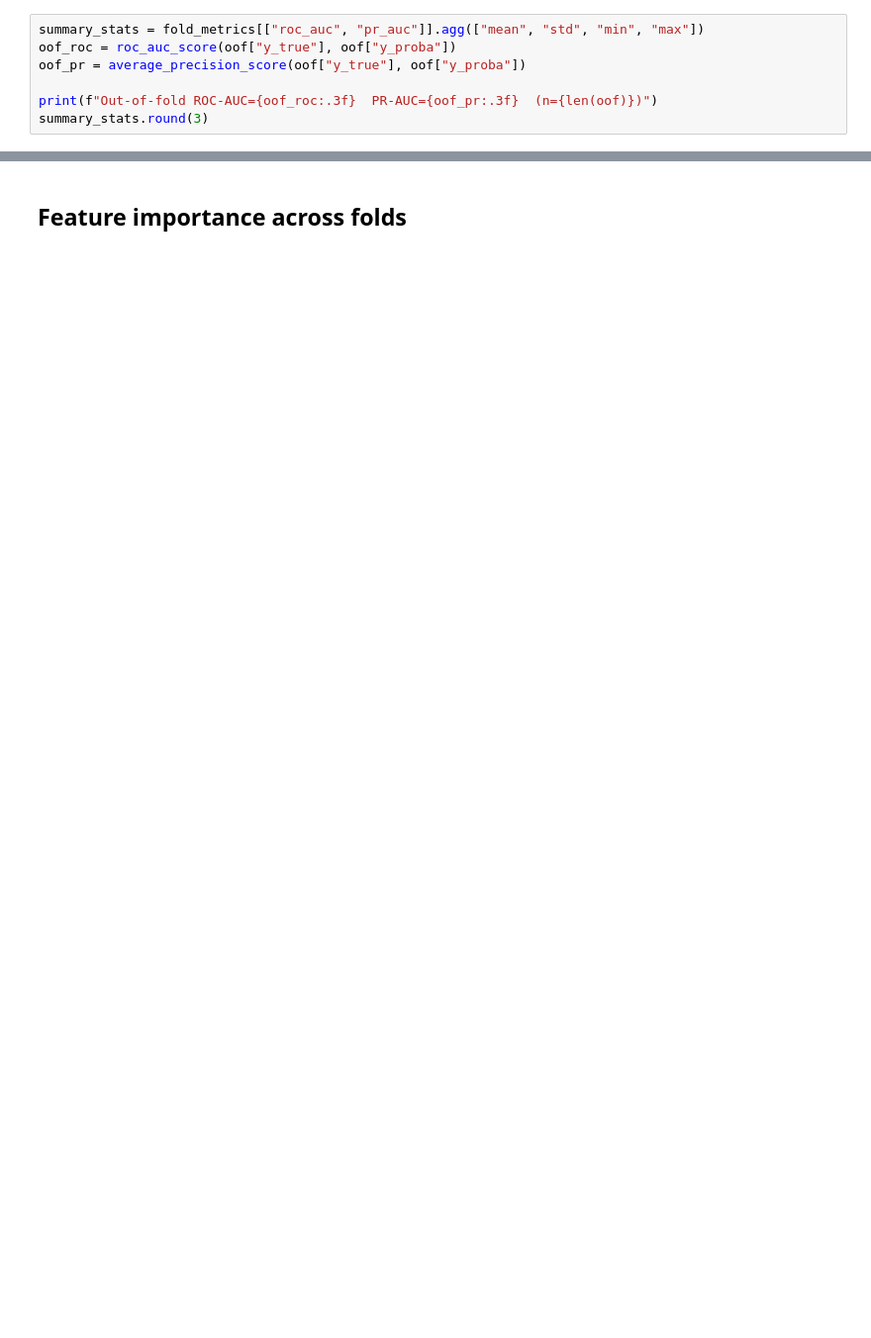
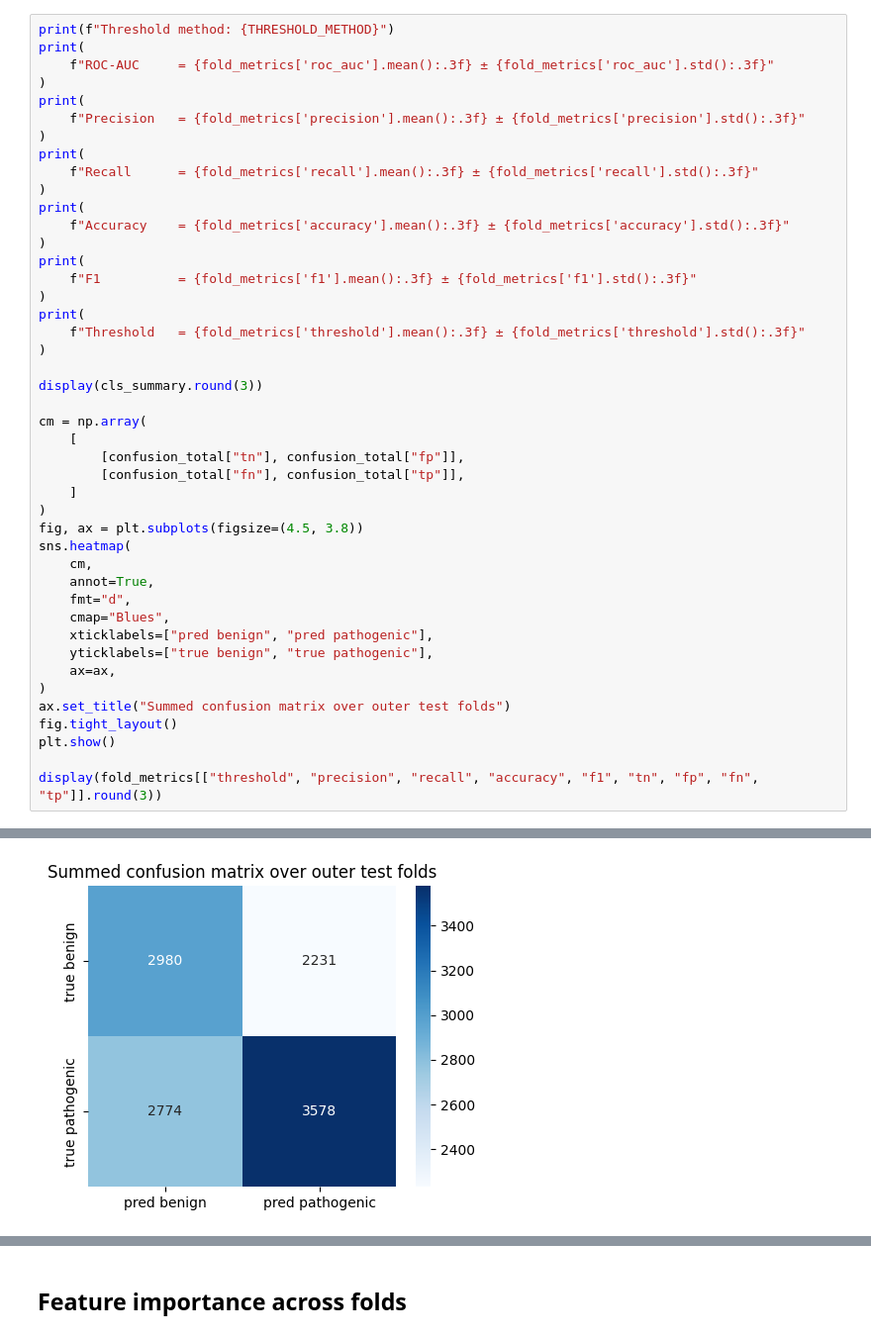
Before and after one commit to milisvitlica/clinvar-pathogenicity-classifier, a Jupyter notebook: notebooks/cv_xgboost.ipynb, the cells around one changed output, grey strips where cells are left out. Shown at 99% size. Drawn from its saved outputs; the diff is of its cells as text; blank space fills up the shorter version.

```diff
--- a/notebooks/cv_xgboost.ipynb
+++ b/notebooks/cv_xgboost.ipynb
@@ -215,7 +140,45 @@ tuning_log.sort_values(["fold", "valid_roc_auc"], ascending=[True, False]).group
 # %%
-summary_stats = fold_metrics[["roc_auc", "pr_auc"]].agg(["mean", "std", "min", "max"])
-oof_roc = roc_auc_score(oof["y_true"], oof["y_proba"])
-oof_pr = average_precision_score(oof["y_true"], oof["y_proba"])
+print(f"Threshold method: {THRESHOLD_METHOD}")
+print(
+    f"ROC-AUC     = {fold_metrics['roc_auc'].mean():.3f} ± {fold_metrics['roc_auc'].std():.3f}"
+)
+print(
+    f"Precision   = {fold_metrics['precision'].mean():.3f} ± {fold_metrics['precision'].std():.3f}"
+)
+print(
+    f"Recall      = {fold_metrics['recall'].mean():.3f} ± {fold_metrics['recall'].std():.3f}"
+)
+print(
+    f"Accuracy    = {fold_metrics['accuracy'].mean():.3f} ± {fold_metrics['accuracy'].std():.3f}"
+)
+print(
+    f"F1          = {fold_metrics['f1'].mean():.3f} ± {fold_metrics['f1'].std():.3f}"
+)
+print(
+    f"Threshold   = {fold_metrics['threshold'].mean():.3f} ± {fold_metrics['threshold'].std():.3f}"
+)
 
-print(f"Out-of-fold ROC-AUC={oof_roc:.3f}  PR-AUC={oof_pr:.3f}  (n={len(oof)})")
-summary_stats.round(3)
+display(cls_summary.round(3))
+
+cm = np.array(
+    [
+        [confusion_total["tn"], confusion_total["fp"]],
+        [confusion_total["fn"], confusion_total["tp"]],
+    ]
+)
+fig, ax = plt.subplots(figsize=(4.5, 3.8))
+sns.heatmap(
+    cm,
+    annot=True,
+    fmt="d",
+    cmap="Blues",
+    xticklabels=["pred benign", "pred pathogenic"],
+    yticklabels=["true benign", "true pathogenic"],
+    ax=ax,
+)
+ax.set_title("Summed confusion matrix over outer test folds")
+fig.tight_layout()
+plt.show()
+
+display(fold_metrics[["threshold", "precision", "recall", "accuracy", "f1", "tn", "fp", "fn", "tp"]].round(3))
+# %% [output]
@@ -221,0 +197 @@ summary_stats.round(3)
+[figure, added]
```
Also changed, not shown: parts of 16 cells of this notebook, 4 other files.
